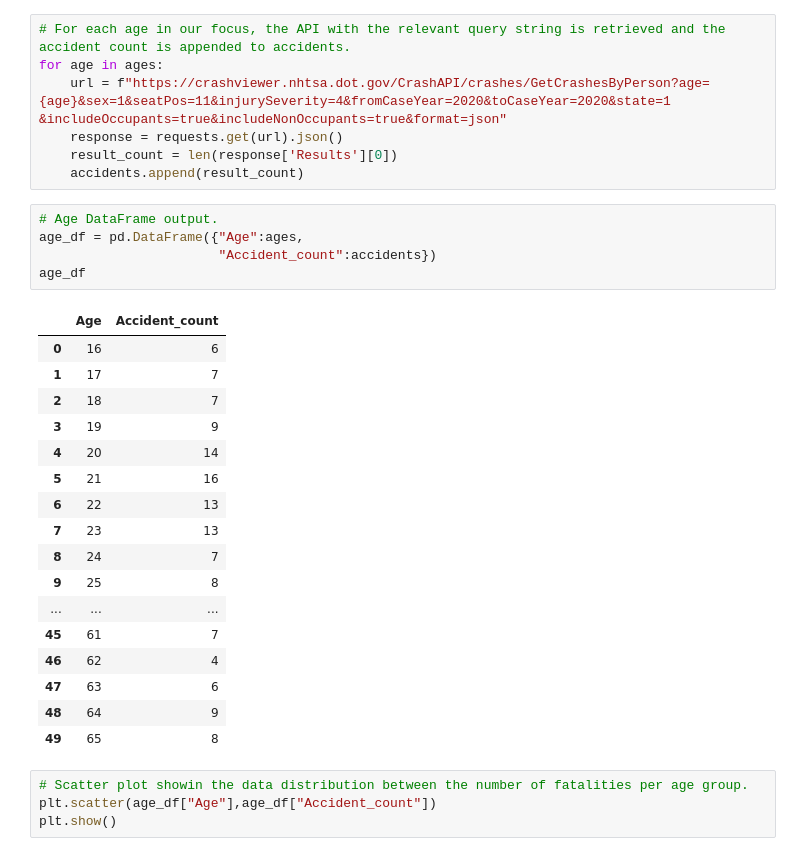
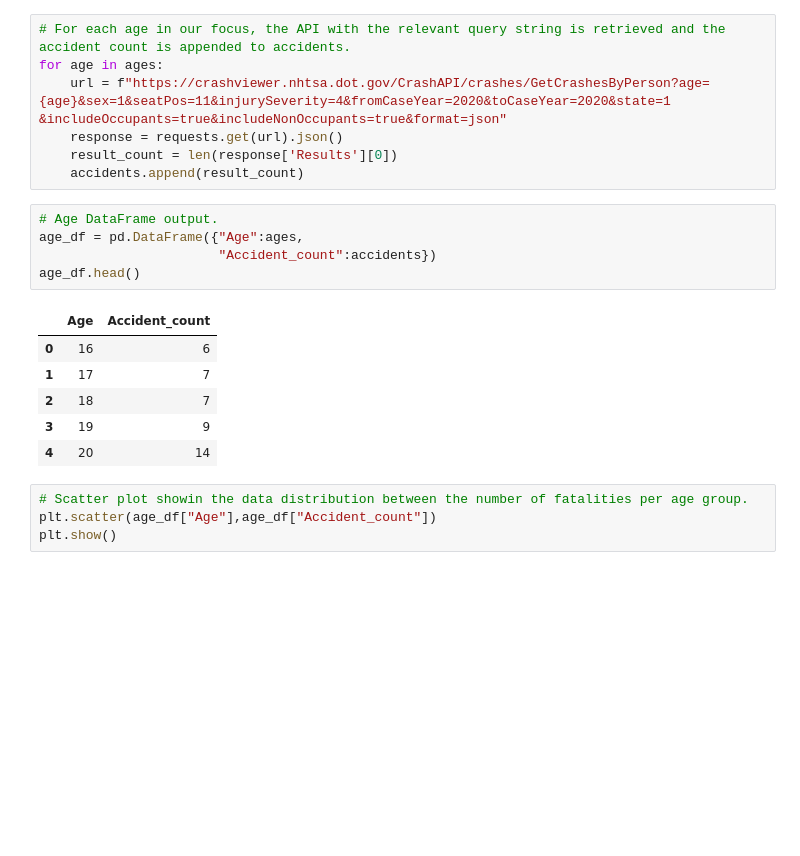
Before and after one commit to lishanisrikaran/project-1, a Jupyter notebook: road_fatalities - main.ipynb, the cells around one changed output. Cells and saved outputs as stored; diff of their text form; blank space fills up the shorter version.

```diff
--- a/road_fatalities - main.ipynb
+++ b/road_fatalities - main.ipynb
@@ -117,26 +97,15 @@ for age in ages:
 # %%
 # Age DataFrame output.
 age_df = pd.DataFrame({"Age":ages,
                        "Accident_count":accidents})
-age_df
+age_df.head()
 # %% [output]
 |  | Age | Accident_count |
 | 0 | 16 | 6 |
 | 1 | 17 | 7 |
 | 2 | 18 | 7 |
 | 3 | 19 | 9 |
 | 4 | 20 | 14 |
-| 5 | 21 | 16 |
-| 6 | 22 | 13 |
-| 7 | 23 | 13 |
-| 8 | 24 | 7 |
-| 9 | 25 | 8 |
-| ... | ... | ... |
-| 45 | 61 | 7 |
-| 46 | 62 | 4 |
-| 47 | 63 | 6 |
-| 48 | 64 | 9 |
-| 49 | 65 | 8 |
 # %%
 # Scatter plot showin the data distribution between the number of fatalities per age group.
 plt.scatter(age_df["Age"],age_df["Accident_count"])
```
Also changed, not shown: parts of 3 cells of this notebook, 4 other files.
